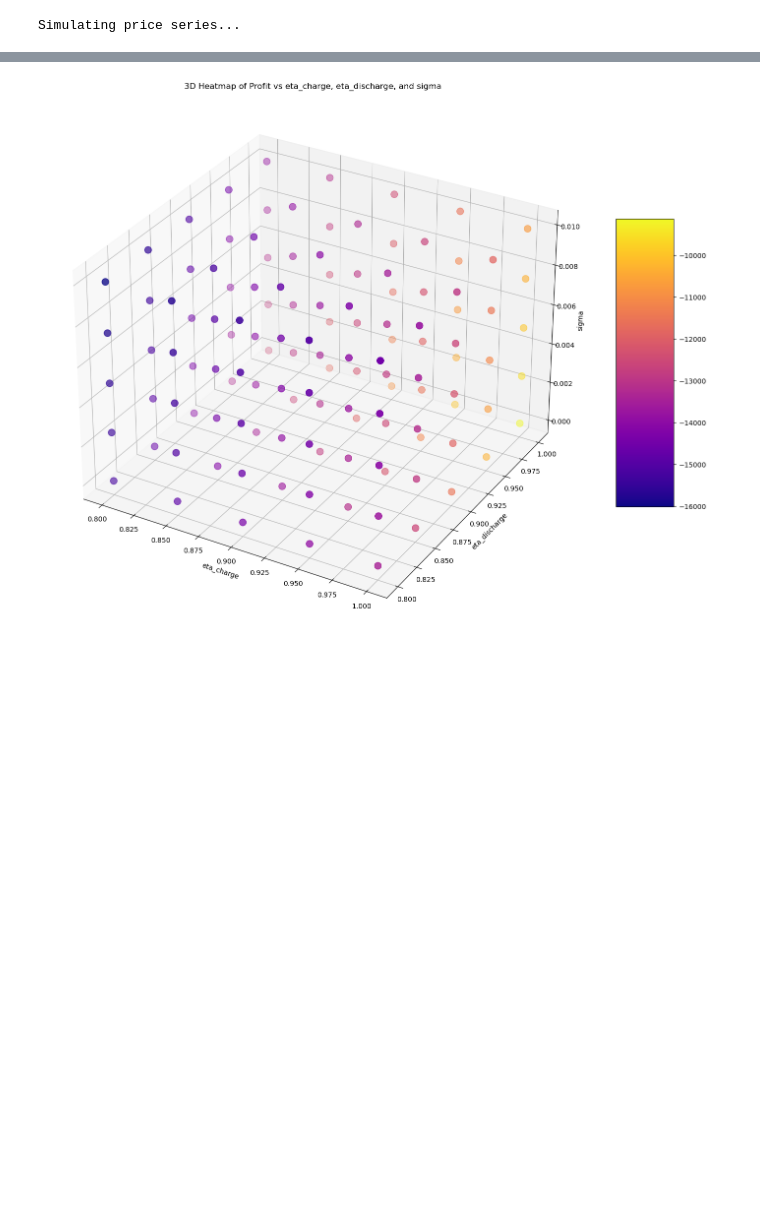
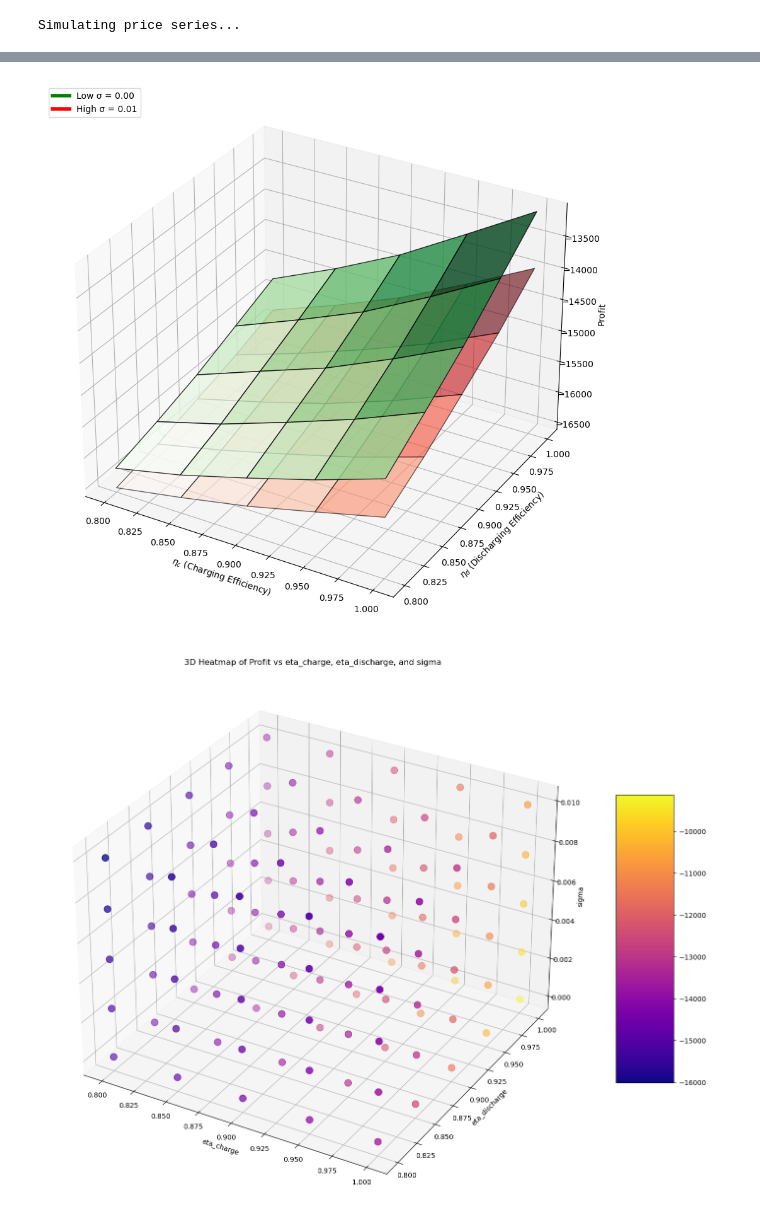
Before and after one commit to gqh814/battery, a Jupyter notebook: code/stylized_enviroment.ipynb, the cells around one changed output, grey strips where cells are left out. Drawn from its saved outputs; the diff is of its cells as text; code cells hidden in the pictures; blank space fills up the shorter version.

```diff
--- a/code/stylized_enviroment.ipynb
+++ b/code/stylized_enviroment.ipynb
@@ -59,12 +59,12 @@ tech_policy = defaultdict(lambda: defaultdict(lambda: defaultdict(float)))
 N = 5
 eta_chart = np.linspace(0.8, 1, N)
 eta_discharge = np.linspace(0.8, 1, N)
-sigma = np.linspace(0.1/100/24, 0.01, N)
+sigma = np.linspace(0.1/100/24, 0.01, 2)
 
 # Loop over all combinations of eta_charge, eta_discharge, and sigma
 for i in range(N):
     for j in range(N):
-        for k in range(N):
+        for k in range(2):
             print(f"eta_charge: {eta_chart[i]}, eta_discharge: {eta_discharge[j]}, sigma: {sigma[k]}")
 
             # Assign values to model parameters
@@ -130,3 +100,52 @@ plt.show()
+# %%
+import matplotlib.pyplot as plt
+from mpl_toolkits.mplot3d import Axes3D
+import numpy as np
+from matplotlib.lines import Line2D
+
+# Select first and last sigma
+sigma_low = sigma[0]
+sigma_high = sigma[-1]
+
+# Create meshgrid
+eta_grid, discharge_grid = np.meshgrid(eta_chart, eta_discharge)
+
+# Profit values for low sigma
+z_low = np.array([[tech_policy[eta_chart[i]][eta_discharge[j]][sigma_low]
+                   for j in range(N)] for i in range(N)])
+
+# Profit values for high sigma
+z_high = np.array([[tech_policy[eta_chart[i]][eta_discharge[j]][sigma_high]
+                    for j in range(N)] for i in range(N)])
+
+# 3D Plot
+fig = plt.figure(figsize=(12, 9))
+ax = fig.add_subplot(111, projection='3d')
+
+# Plot low sigma (greenish)
+surf1 = ax.plot_surface(eta_grid, discharge_grid, z_low, cmap='Greens', alpha=0.8, edgecolor='k', label='Low Sigma')
+# Plot high sigma (reddish)
+surf2 = ax.plot_surface(eta_grid, discharge_grid, z_high, cmap='Reds', alpha=0.6, edgecolor='k', label='High Sigma')
+
+ax.set_zlabel('Profit', labelpad=7)  # Increase padding from the axis
+
+# Labels
+ax.set_xlabel(r'$\eta_c$ (Charging Efficiency)')
+ax.set_ylabel(r'$\eta_d$ (Discharging Efficiency)')
+ax.set_zlabel('Profit')
+
+
+# Custom legend
+legend_elements = [
+    Line2D([0], [0], color='green', lw=4, label=f'Low σ = {sigma_low:.2f}'),
+    Line2D([0], [0], color='red', lw=4, label=f'High σ = {sigma_high:.2f}')
+]
+ax.legend(handles=legend_elements, loc='upper left')
+
+plt.tight_layout()
+plt.show()
+# %% [output]
+[figure, added]
 # %%
 from mpl_toolkits.mplot3d import Axes3D
 import matplotlib.colors as mcolors
```
Also changed, not shown: parts of 6 cells of this notebook, 4 other files.
